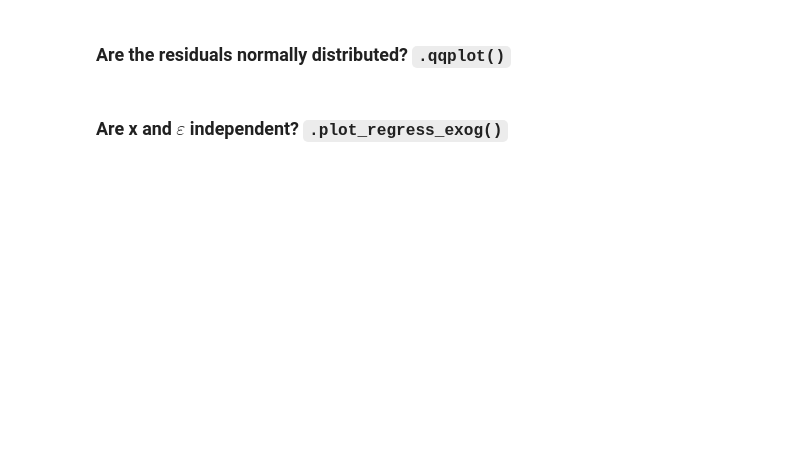
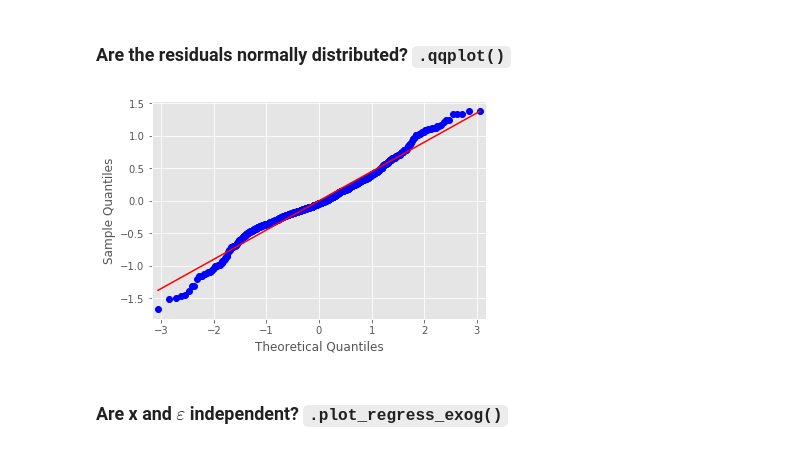
Before and after one commit to laurasergio/DS-SF-34, a Jupyter notebook: classes/07/notebooks/codealong-07-linear-regression-starter-code.ipynb, the cells around one changed output. Drawn from its saved outputs; the diff is of its cells as text; code cells hidden in the pictures; blank space fills up the shorter version.

```diff
--- a/classes/07/notebooks/codealong-07-linear-regression-starter-code.ipynb
+++ b/classes/07/notebooks/codealong-07-linear-regression-starter-code.ipynb
@@ -318,2 +423,9 @@ model = smf.ols(formula = 'SalePrice ~ Size', data = df).fit()
+# %%
+# TODO
+sm.qqplot(model.resid, line = 's')
+
+pass
+# %% [output]
+[figure, added]
 # %% [markdown]
 ### Are x and $\varepsilon$ independent?  `.plot_regress_exog()`
```
Also changed, not shown: parts of 44 cells of this notebook, 1 other file.
